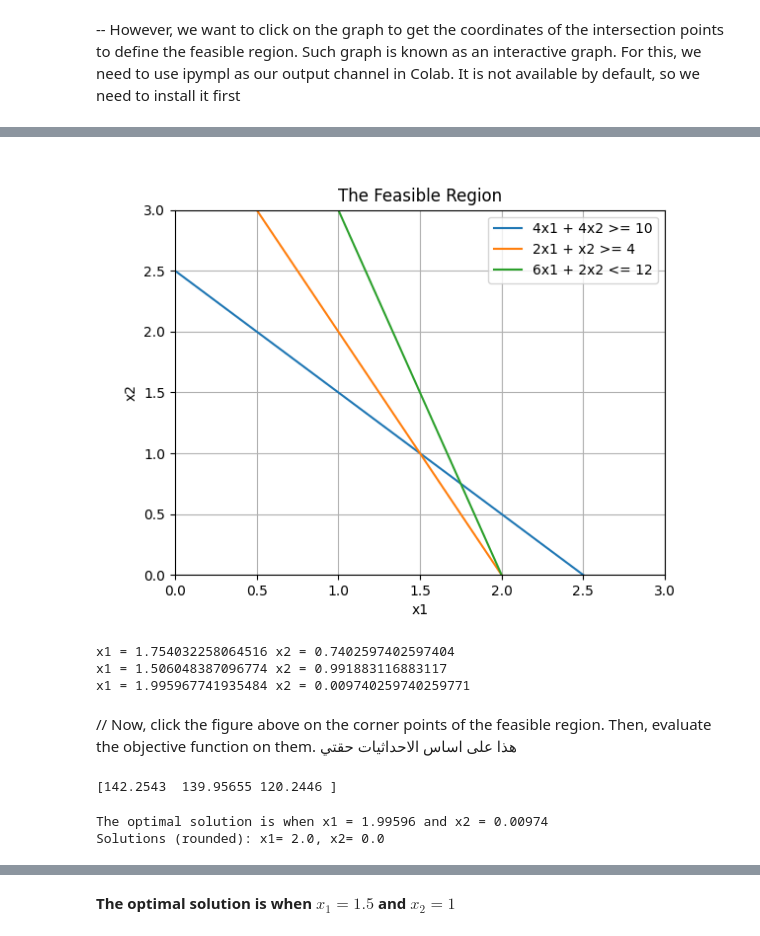
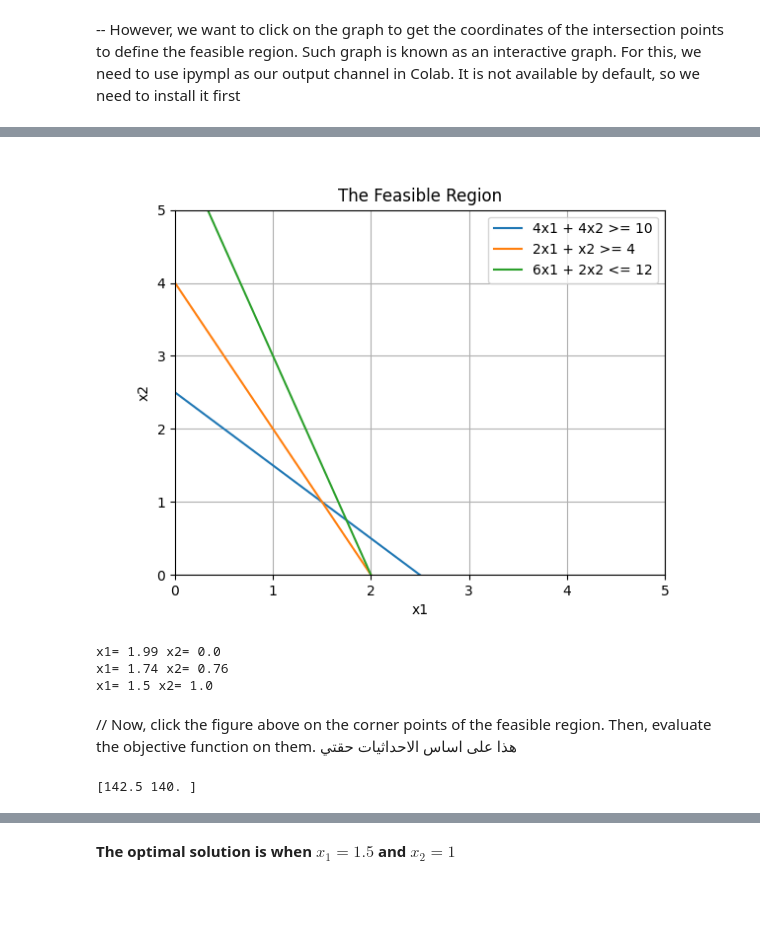
Before and after one commit to Atheer03/labs, a Jupyter notebook: w2_e1_e2(1).ipynb, the cells around one changed output, grey strips where cells are left out. Saved outputs shown, nothing was run; the diff lists cells and outputs as text; code cells hidden in the pictures; blank space fills up the shorter version.

```diff
--- a/w2_e1_e2(1).ipynb
+++ b/w2_e1_e2(1).ipynb
@@ -470,54 +463,55 @@ Requirement already satisfied: exceptiongroup in /usr/local/lib/python3.10/dist-
 ## activate the ipymlp backend
 %matplotlib ipympl
 # %%
-
-## Get the figure and axis handles
+# Get the figure and axis handles
 fig2, ax2 = plt.subplots()
 
-## Define a callback function to be called once the user clicks on the figure
+# Define a callback function to be called once the user clicks on the figure
 def onclick(event):
     ix, iy = event.xdata, event.ydata
-    print("x1 =", ix, "x2 =", iy)
+    print("x1=", round(ix, 2), "x2=", round(iy, 2))
 
-## Connect the callback function to the event manager
+# Connect the callback function to the event manager
 cid = fig2.canvas.mpl_connect('button_press_event', onclick)
 
-## Plot the constraints and fix your graph settings
-ax2.plot(x, 2.5 - x, label = '4x1 + 4x2 >= 10')  # Simplified: x2 = 2.5 - x
-ax2.plot(x, 4 - 2 * x, label = '2x1 + x2 >= 4')  # Simplified: x2 = 4 - 2x
-ax2.plot(x, 6 - 3 * x, label = '6x1 + 2x2 <= 12')  # Simplified: x2 = 6 - 3x
+# Plot the constraints and fix your graph settings as before
+ax2.plot(x, (10 - 4 * x) / 4, label='4x1 + 4x2 >= 10')
+ax2.plot(x, 4 - 2 * x, label='2x1 + x2 >= 4')
+ax2.plot(x, (12 - 6 * x) / 2, label='6x1 + 2x2 <= 12')
 
-## Set axis limits, labels, and title
-ax2.set_xlim([0, 3])
-ax2.set_ylim([0, 3])
+# Some settings for the graph
+ax2.set_xlim([0, 5])
+ax2.set_ylim([0, 5])
 ax2.set(title="The Feasible Region", xlabel="x1", ylabel="x2")
 ax2.grid(True)
 ax2.legend()
 
-## Show the figure
 plt.show()
 # %% [output]
-[figure, old version]
+[figure, new version]
-x1 = 1.754032258064516 x2 = 0.7402597402597404
-x1 = 1.506048387096774 x2 = 0.991883116883117
-x1 = 1.995967741935484 x2 = 0.009740259740259771
+x1= 1.99 x2= 0.0
+x1= 1.74 x2= 0.76
+x1= 1.5 x2= 1.0
 # %% [markdown]
 // Now, click the figure above on the corner points of the feasible region. Then, evaluate the objective function on them.       هذا على اساس الاحداثيات حقتي
 # %%
-## Get coordinates of the feasible region into separate arrays: x1 values and x2 values
-corners_x1 = np.array([1.75403, 1.50604, 1.99596])
-corners_x2 = np.array([0.74025, 0.991883, 0.009740])
-
-Z = 60 * corners_x1 + 50 * corners_x2
-print(Z)
+# Get coordinates of the feasible region into separate arrays: x1 values and x2 values
+corners_x1 = np.array([1.99, 1.75, 1.5])  # Filtered feasible points
+corners_x2 = np.array([0.0, 0.75, 1.0])
-# %% [output]
-[142.2543  139.95655 120.2446 ]
-# %%
-min_index = Z.argm()
-print("The optimal solution is when x1 =", corners_x1[min_index], "and x2 =", corners_x2[min_index])
-
-# Print rounded values for better readability
-print("Solutions (rounded): x1= %.1f, x2= %.1f" % (corners_x1[min_index], corners_x2[min_index]))
-# %% [output]
-The optimal solution is when x1 = 1.99596 and x2 = 0.00974
-Solutions (rounded): x1= 2.0, x2= 0.0
+# %%
+# Function to check if points satisfy constraints
+def satisfies_constraints(x1, x2):
+    return (4 * x1 + 4 * x2 >= 10 and  # Constraint 1
+            2 * x1 + x2 >= 4 and      # Constraint 2
+            6 * x1 + 2 * x2 <= 12)    # Constraint 3
+
+# Filter points that satisfy all constraints
+feasible_points = [(x1, x2) for x1, x2 in zip(corners_x1, corners_x2) if satisfies_constraints(x1, x2)]
+feasible_x1 = np.array([p[0] for p in feasible_points])
+feasible_x2 = np.array([p[1] for p in feasible_points])
+
+# Evaluate the objective function for feasible points
+P = 60 * feasible_x1 + 50 * feasible_x2
+print(P)  # Print the objective function values
+# %% [output]
+[142.5 140. ]
```
Also changed, not shown: parts of 3 cells of this notebook.
